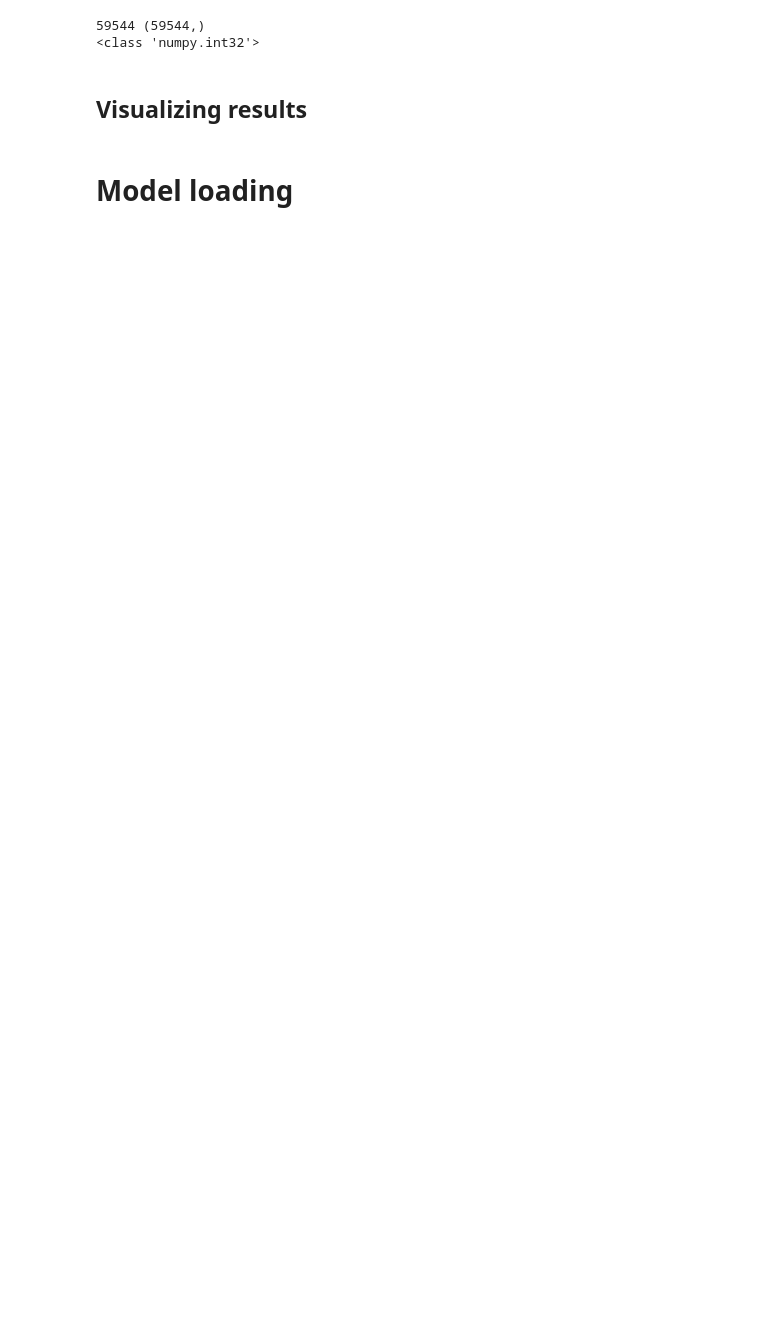
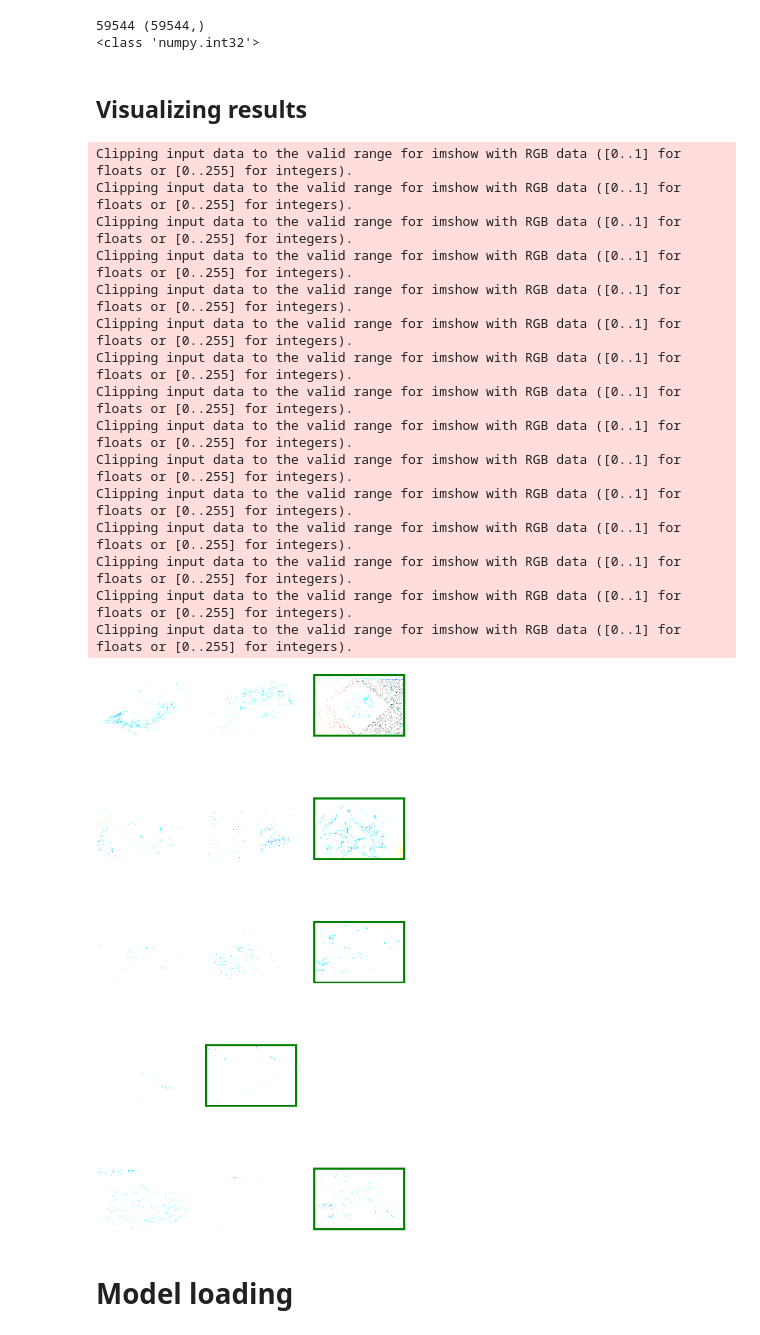
Before and after one commit to dvdblk/iml20, a Jupyter notebook: task_4/task_4.ipynb, the cells around one changed output. Saved outputs shown, nothing was run; the diff lists cells and outputs as text; code cells hidden in the pictures; blank space fills up the shorter version.

```diff
--- a/task_4/task_4.ipynb
+++ b/task_4/task_4.ipynb
@@ -71,0 +100,3 @@ for i, image in tqdm(enumerate(images), desc="Normalizing images", total=len(ima
+# %%
+images_mean = np.mean(images, axis=(0, 1, 2), keepdims=True)
+print("Mean:", images_mean.shape, " | Shape:", images_mean)
@@ -88,7 +121,7 @@ class TripletImageDataset(Dataset):
     # Required for Map-style dataset
     def __getitem__(self, index):
         i_1, i_2, i_3 = self.triplets[index]
-        return images[i_1], images[i_2], images[i_3]
+        return (images[i_1] - images_mean)[0], (images[i_2] - images_mean)[0], (images[i_3] - images_mean)[0]
 
     def __len__(self):
         return len(self.triplets)
@@ -160,7 +212,7 @@ class NeuralNet(nn.Module):
 # %%
 class Training:
 
-    def start(self, model, dataset, batch_size, epochs=15, model_name='model.pth'):
+    def start(self, model, dataset, criterion, batch_size, epochs=15, model_name='model.pth'):
         nr_batches = len(dataset) // batch_size
         progress_bar = tqdm(desc='', total=epochs * nr_batches,
             leave=False
@@ -188,10 +240,11 @@ class Training:
                 loss_t = loss.cpu().detach().numpy()
                 running_loss.append(loss_t)
 
-                predicted_labels = closest_image(anchor_out, positive_out, negative_out)
-                running_pred.append(predicted_labels.cpu().numpy())
+                predicted_labels = closest_image(anchor_out, positive_out, negative_out).cpu().numpy()
+                acc_t = accuracy(predicted_labels, np.ones_like(predicted_labels))
+                running_pred.append(predicted_labels)
 
-                progress_bar.set_postfix_str("Loss={0:.3f}".format(np.mean(running_loss)))
+                progress_bar.set_postfix_str("Loss={0:.3f}|BatchAcc={1:.3f}".format(np.mean(running_loss), acc_t))
                 progress_bar.update()
 
             # Save the model
@@ -204,7 +257,7 @@ class Training:
             acc = accuracy(predictions, np.ones_like(predictions))
             # Update progress bar
             progress_bar.write(
-                "[Epoch {}/{}]: Loss {}, Acc {}".format(
+                "[Epoch {}/{}]: Loss {}, Accuracy {}".format(
                     epoch+1, epochs,  np.mean(running_loss), acc
                 )
             )
@@ -214,10 +267,10 @@ model = NeuralNet()
 model.zero_grad()
 model = model.to(device)
 
-optimizer = torch.optim.Adam(model.parameters(), lr=0.001)
+optimizer = torch.optim.Adam(model.parameters(), lr=1e-5)
 criterion = nn.TripletMarginLoss(margin=0.5)
 
 batch_size = 16
 
-Training().start(model, train_set, batch_size)
+Training().start(model, train_set, criterion, batch_size)
 # %% [output]
@@ -299,30 +323,45 @@ np.savetxt('data/submission.txt', test_set_predictions, fmt="%d")
 # %%
 import matplotlib.pyplot as plt
 from matplotlib import gridspec
 
-print(test_set_choices)
 def show_predicted_images():
     fig = plt.figure(figsize=(20, 40))
     n_images_to_show = 5
     images = next(test_set.generate_batches(n_images_to_show, shuffle=False))
     gs = gridspec.GridSpec(n_images_to_show, 3)
     for i in range(n_images_to_show):
         for j in range(len(images)):
             ax = fig.add_subplot(gs[i, j])
-            if (j == 2 - test_set_choices[i]):
+            if (j == 2 - test_set_predictions[i]):
                 for spine in ax.spines.values():
                     spine.set_edgecolor('green')
                     spine.set_linewidth('7')
             else:
                 for spine in ax.spines.values():
-                    spine.set_edgecolor('green')
                     spine.set_linewidth('0')
-            ax.imshow(images[j][i].cpu().permute(1, 2, 0))
+            ax.imshow(images[j][i].cpu().permute(1, 2, 0) + images_mean[0])
 
             ax.tick_params(axis='both', which='both', bottom=False, top=False, labelbottom=False, left=False, labelleft=False)
     plt.show()
 
 show_predicted_images()
+# %% [output]
+Clipping input data to the valid range for imshow with RGB data ([0..1] for floats or [0..255] for integers).
+Clipping input data to the valid range for imshow with RGB data ([0..1] for floats or [0..255] for integers).
+Clipping input data to the valid range for imshow with RGB data ([0..1] for floats or [0..255] for integers).
+Clipping input data to the valid range for imshow with RGB data ([0..1] for floats or [0..255] for integers).
+Clipping input data to the valid range for imshow with RGB data ([0..1] for floats or [0..255] for integers).
+Clipping input data to the valid range for imshow with RGB data ([0..1] for floats or [0..255] for integers).
+Clipping input data to the valid range for imshow with RGB data ([0..1] for floats or [0..255] for integers).
+Clipping input data to the valid range for imshow with RGB data ([0..1] for floats or [0..255] for integers).
+Clipping input data to the valid range for imshow with RGB data ([0..1] for floats or [0..255] for integers).
+Clipping input data to the valid range for imshow with RGB data ([0..1] for floats or [0..255] for integers).
+Clipping input data to the valid range for imshow with RGB data ([0..1] for floats or [0..255] for integers).
+Clipping input data to the valid range for imshow with RGB data ([0..1] for floats or [0..255] for integers).
+Clipping input data to the valid range for imshow with RGB data ([0..1] for floats or [0..255] for integers).
+Clipping input data to the valid range for imshow with RGB data ([0..1] for floats or [0..255] for integers).
+Clipping input data to the valid range for imshow with RGB data ([0..1] for floats or [0..255] for integers).
+[figure, added]
 # %% [markdown]
 # Model loading
 # %%
```
Also changed, not shown: parts of 16 cells of this notebook, 3 other files.
